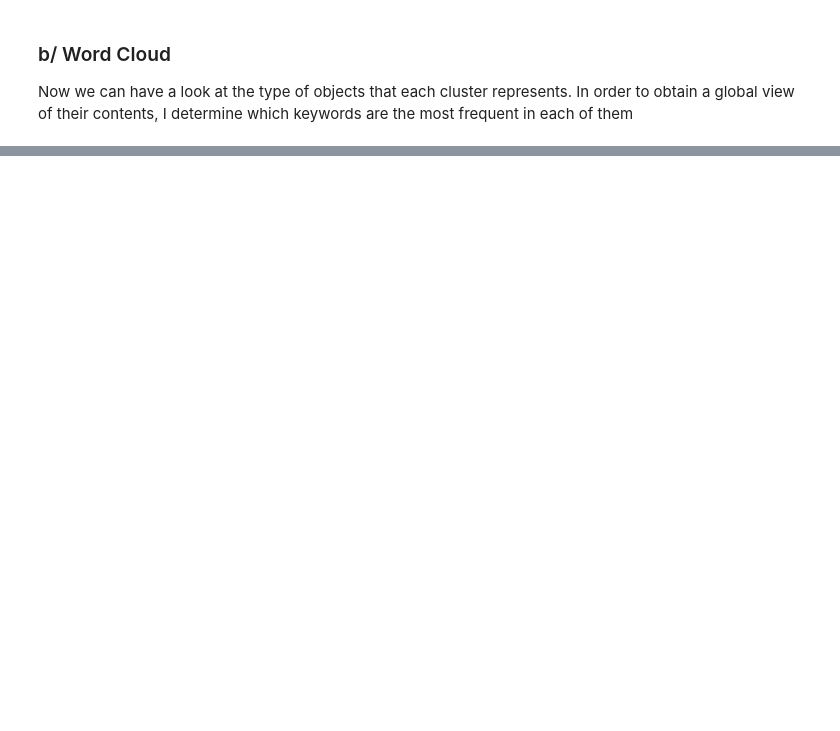
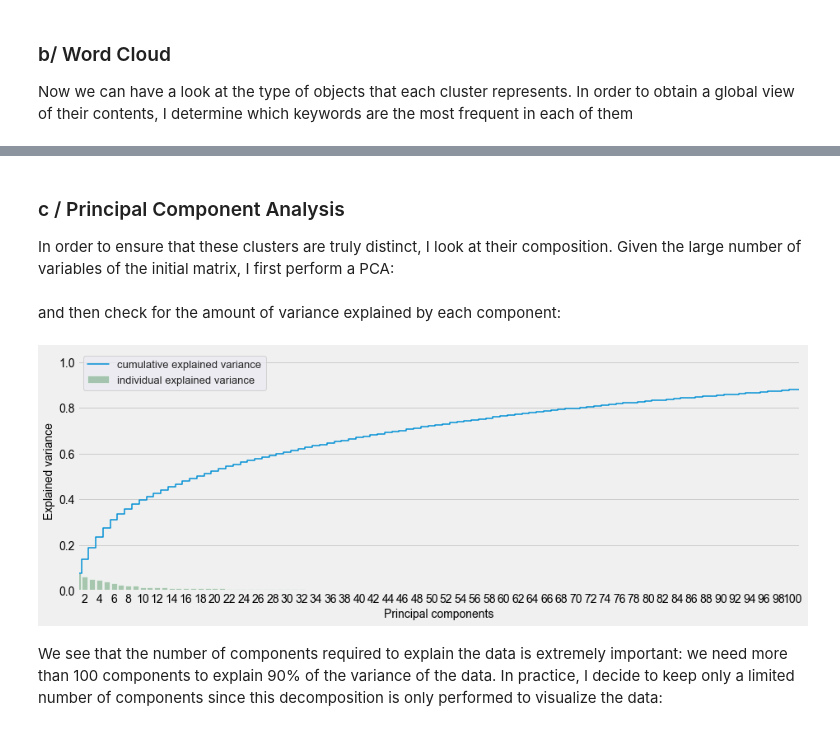
Before and after one commit to illumi91/Customer_segmentation, a Jupyter notebook: Market segmentation.ipynb, the cells around one changed output, grey strips where cells are left out. Cells and saved outputs as stored; diff of their text form; code cells hidden in the pictures; blank space fills up the shorter version.

```diff
--- a/Market segmentation.ipynb
+++ b/Market segmentation.ipynb
@@ -573,0 +574,28 @@ ValueError: We need at least 1 word to plot a word cloud, got 0.
+# %% [markdown]
+### c / Principal Component Analysis
+
+In order to ensure that these clusters are truly distinct, I look at their composition. Given the large number of variables of the initial matrix, I first perform a PCA:
+# %%
+pca = PCA()
+pca.fit(matrix)
+pca_samples = pca.transform(matrix)
+# %% [markdown]
+and then check for the amount of variance explained by each component:
+# %%
+fig, ax = plt.subplots(figsize=(14, 5))
+sns.set(font_scale=1)
+plt.step(range(matrix.shape[1]), pca.explained_variance_ratio_.cumsum(), where='mid',
+         label='cumulative explained variance')
+sns.barplot(np.arange(1,matrix.shape[1]+1), pca.explained_variance_ratio_, alpha=0.5, color = 'g',
+            label='individual explained variance')
+plt.xlim(0, 100)
+
+ax.set_xticklabels([s if int(s.get_text())%2 == 0 else '' for s in ax.get_xticklabels()])
+
+plt.ylabel('Explained variance', fontsize = 14)
+plt.xlabel('Principal components', fontsize = 14)
+plt.legend(loc='upper left', fontsize = 13);
+# %% [output]
+[figure, added]
+# %% [markdown]
+We see that the number of components required to explain the data is extremely important: we need more than 100 components to explain 90% of the variance of the data. In practice, I decide to keep only a limited number of components since this decomposition is only performed to visualize the data:
```
Also changed, not shown: parts of 9 cells of this notebook.
